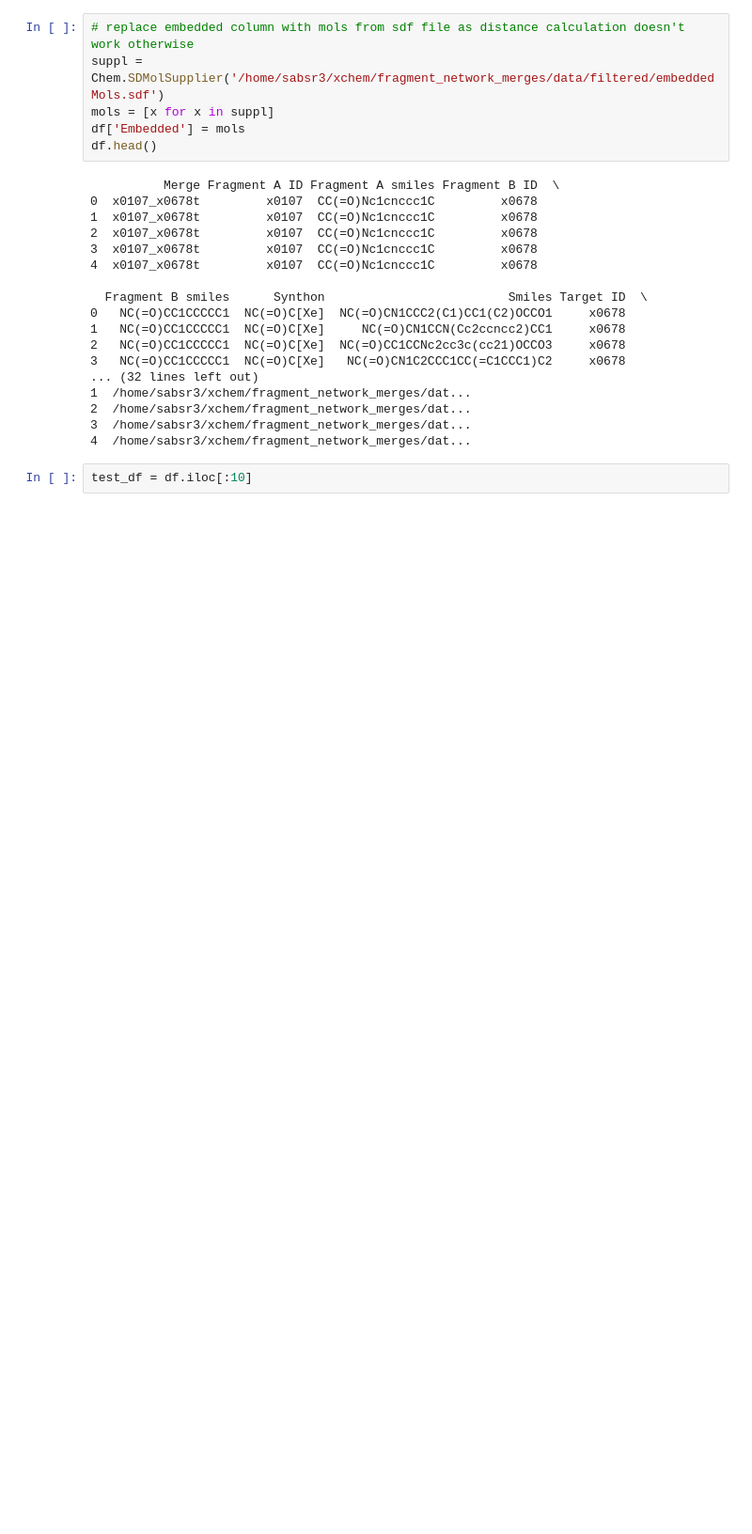
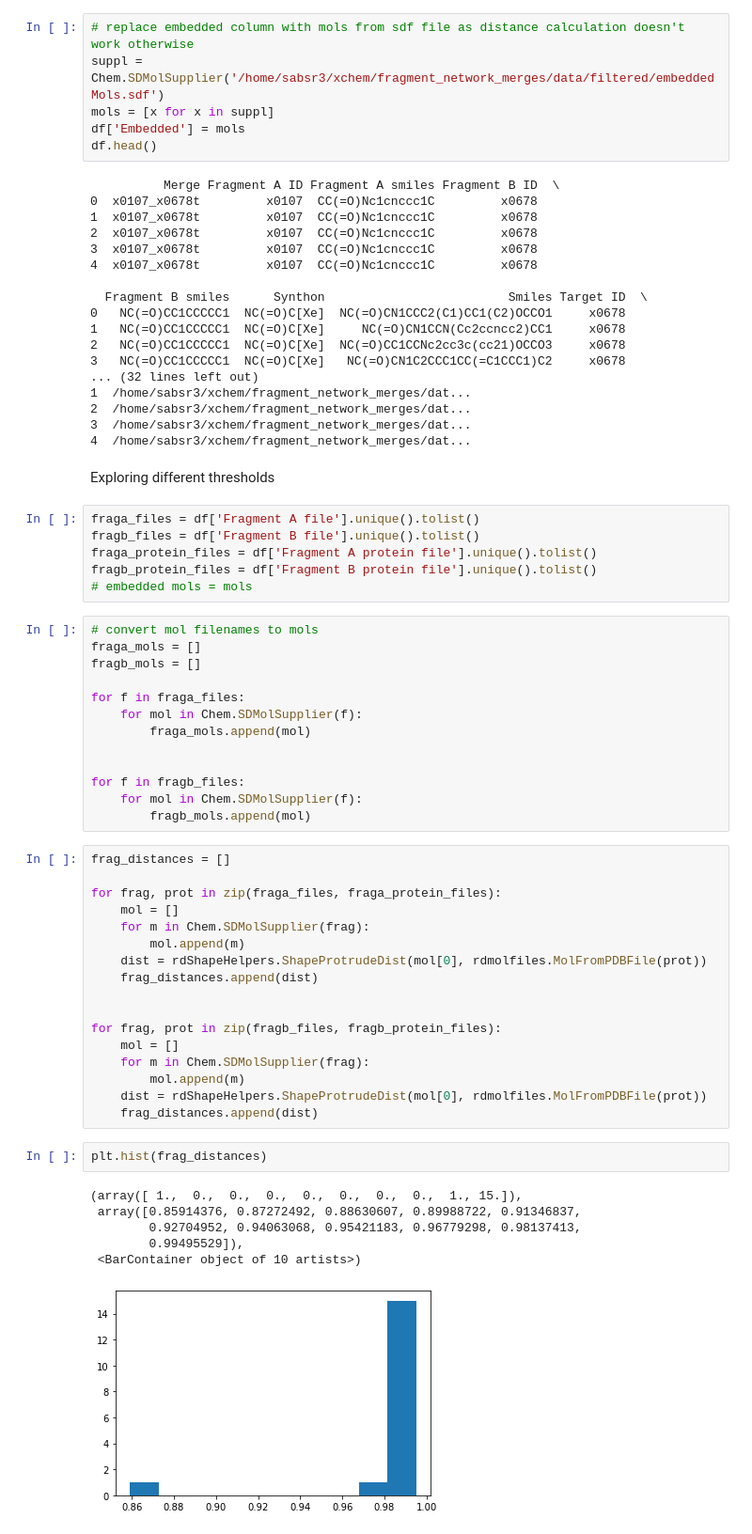
Before and after one commit to stephwills/fragment_network_merges, a Jupyter notebook: notebooks/overlap_filter.ipynb, the cells around one changed output. Shown at 94% size. Drawn from its saved outputs; the diff is of its cells as text; blank space fills up the shorter version.

```diff
--- a/notebooks/overlap_filter.ipynb
+++ b/notebooks/overlap_filter.ipynb
@@ -104,5 +101,50 @@ df.head()
 2  /home/sabsr3/xchem/fragment_network_merges/dat...
 3  /home/sabsr3/xchem/fragment_network_merges/dat...
 4  /home/sabsr3/xchem/fragment_network_merges/dat...
-# %%
-test_df = df.iloc[:10]
+# %% [markdown]
+Exploring different thresholds
+# %%
+fraga_files = df['Fragment A file'].unique().tolist()
+fragb_files = df['Fragment B file'].unique().tolist()
+fraga_protein_files = df['Fragment A protein file'].unique().tolist()
+fragb_protein_files = df['Fragment B protein file'].unique().tolist()
+# embedded mols = mols
+# %%
+# convert mol filenames to mols
+fraga_mols = []
+fragb_mols = []
+
+for f in fraga_files:
+    for mol in Chem.SDMolSupplier(f):
+        fraga_mols.append(mol)
+
+
+for f in fragb_files:
+    for mol in Chem.SDMolSupplier(f):
+        fragb_mols.append(mol)
+# %%
+frag_distances = []
+
+for frag, prot in zip(fraga_files, fraga_protein_files):
+    mol = []
+    for m in Chem.SDMolSupplier(frag):
+        mol.append(m)
+    dist = rdShapeHelpers.ShapeProtrudeDist(mol[0], rdmolfiles.MolFromPDBFile(prot))
+    frag_distances.append(dist)
+
+
+for frag, prot in zip(fragb_files, fragb_protein_files):
+    mol = []
+    for m in Chem.SDMolSupplier(frag):
+        mol.append(m)
+    dist = rdShapeHelpers.ShapeProtrudeDist(mol[0], rdmolfiles.MolFromPDBFile(prot))
+    frag_distances.append(dist)
+# %%
+plt.hist(frag_distances)
+# %% [output]
+(array([ 1.,  0.,  0.,  0.,  0.,  0.,  0.,  0.,  1., 15.]),
+ array([0.85914376, 0.87272492, 0.88630607, 0.89988722, 0.91346837,
+        0.92704952, 0.94063068, 0.95421183, 0.96779298, 0.98137413,
+        0.99495529]),
+ <BarContainer object of 10 artists>)
+[figure, added]
```
Also changed, not shown: parts of 29 cells of this notebook, 1 other file.
